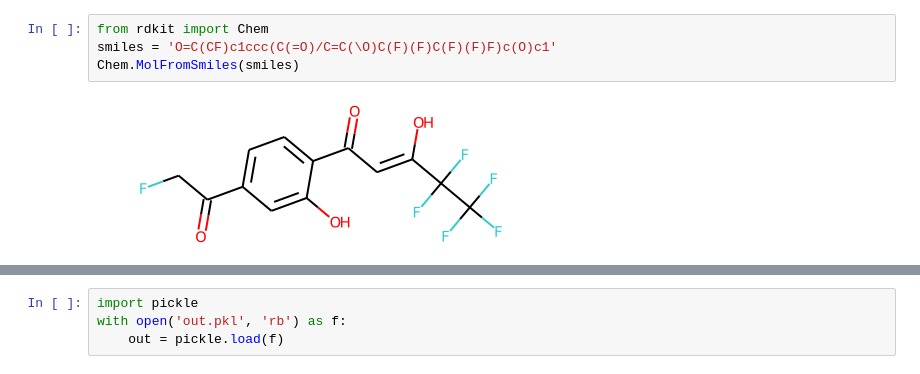
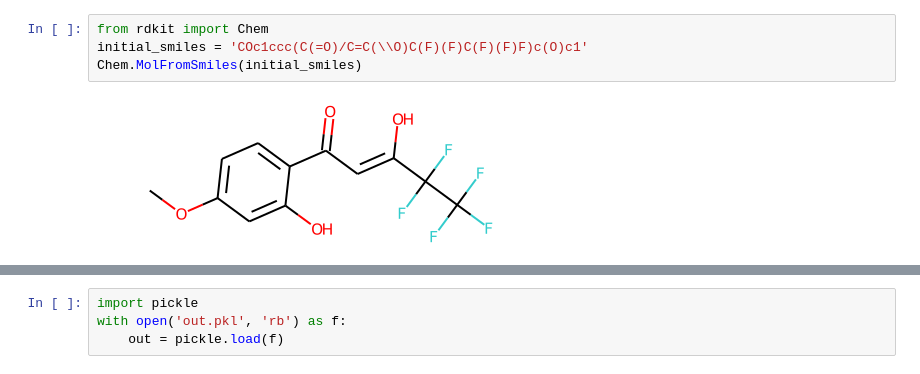
Before and after one commit to ale94mleon/moldrug, a Jupyter notebook: v.ipynb, the cells around one changed output, grey strips where cells are left out. Drawn from its saved outputs; the diff is of its cells as text.

```diff
--- a/v.ipynb
+++ b/v.ipynb
@@ -1,6 +1,6 @@
 # %%
 from rdkit import Chem
-smiles = 'O=C(CF)c1ccc(C(=O)/C=C(\O)C(F)(F)C(F)(F)F)c(O)c1'
-Chem.MolFromSmiles(smiles)
+initial_smiles = 'COc1ccc(C(=O)/C=C(\\O)C(F)(F)C(F)(F)F)c(O)c1'
+Chem.MolFromSmiles(initial_smiles)
 # %% [output]
-[figure, old version]
+[figure, new version]
```
Also changed, not shown: parts of 5 cells of this notebook, 2 other files.
